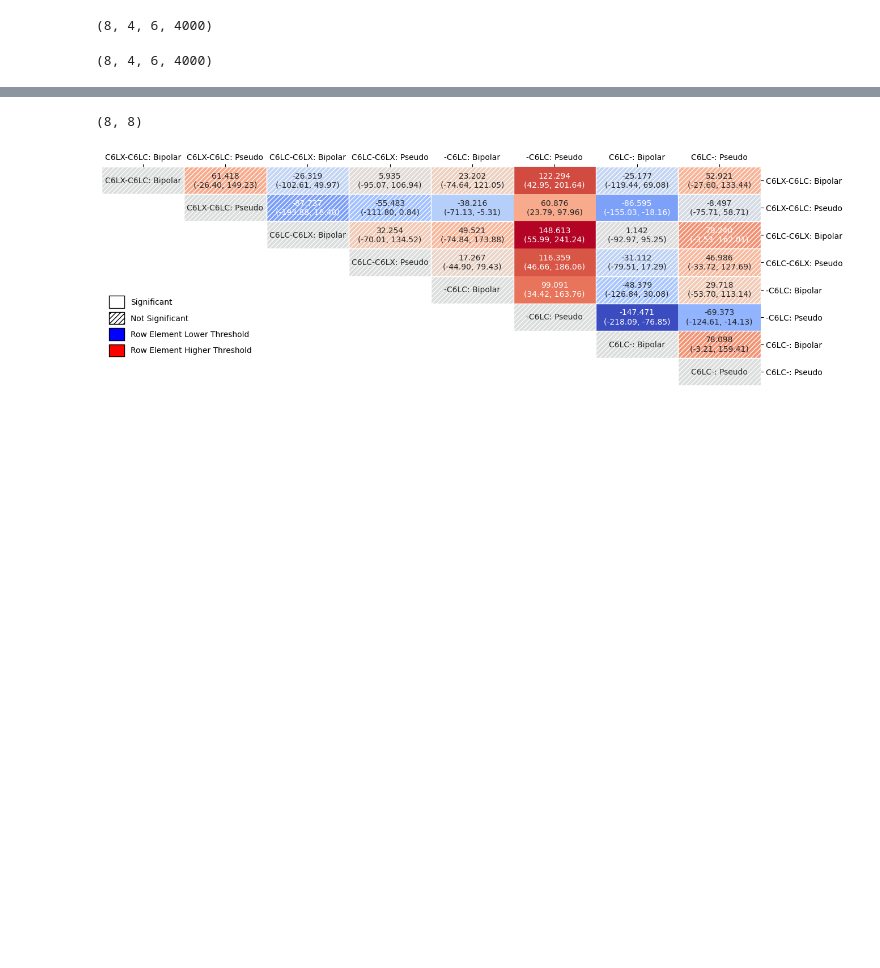
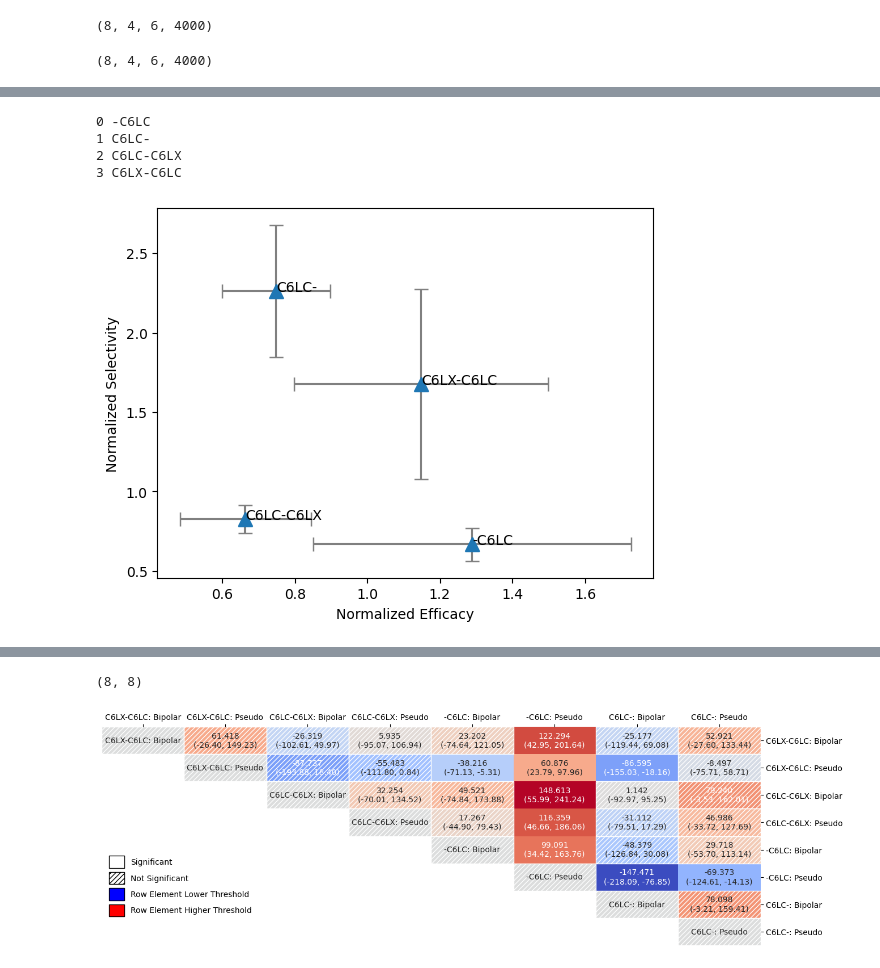
Before and after one commit to hbmep/rat-mapping, a Jupyter notebook: notebooks/L_SHIE/initial.ipynb, the cells around one changed output, grey strips where cells are left out. Cells and saved outputs as stored; diff of their text form; code cells hidden in the pictures; blank space fills up the shorter version.

```diff
--- a/notebooks/L_SHIE/initial.ipynb
+++ b/notebooks/L_SHIE/initial.ipynb
@@ -92,0 +98,4 @@ masked_array(data=[0.8711117639105566, 1.5052580187729347,
+# %%
+compile_list = np.reshape(compile_list, (8,4))
+# %%
+compile_list = compile_list/np.nanmedian(compile_list, axis = -1, keepdims = True)
@@ -92,0 +106,2 @@ masked_array(data=[0.8711117639105566, 1.5052580187729347,
+# %%
+compile_list_means = ma.mean(compile_list, axis = 0)
@@ -97,0 +126,15 @@ plt.scatter(x=positions, y=arr)
+# %%
+plt.errorbar(x = 1/arr_mean, y = compile_list_means, xerr = (arr_sem/arr_mean**2), yerr= compile_list_sem,fmt='^', capsize=5,ms = 10, ecolor='gray')
+plt.ylabel("Normalized Selectivity")
+plt.xlabel("Normalized Efficacy")
+
+labels=['-C6LC', 'C6LC-', 'C6LC-C6LX', 'C6LX-C6LC'] #['C6LX-C6LC', 'C6LC-C6LX', '-C6LC', 'C6LC-'] ... [3, 1, 2, 0]
+for i, txt in enumerate(labels):
+    print(i, txt)
+    plt.annotate(txt, (1/(arr_mean[i]), compile_list_means[i]))
+# %% [output]
+0 -C6LC
+1 C6LC-
+2 C6LC-C6LX
+3 C6LX-C6LC
+[figure, added]
```
Also changed, not shown: parts of 13 cells of this notebook, 8 other files.
